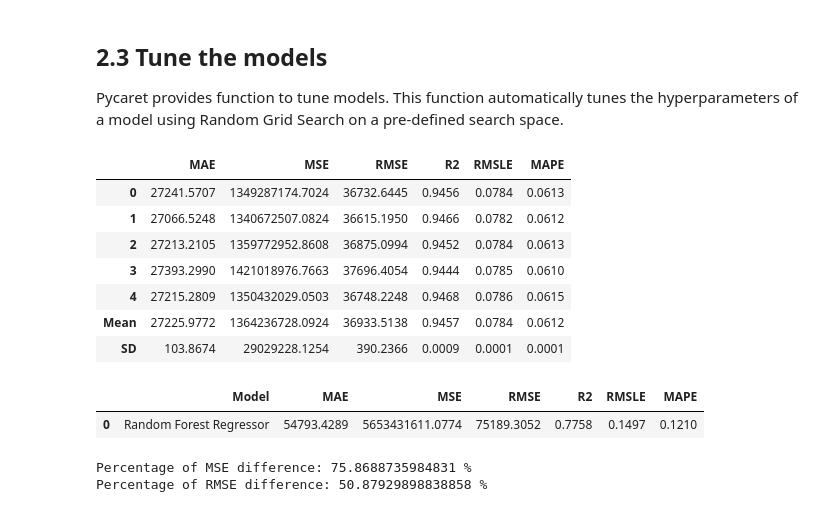
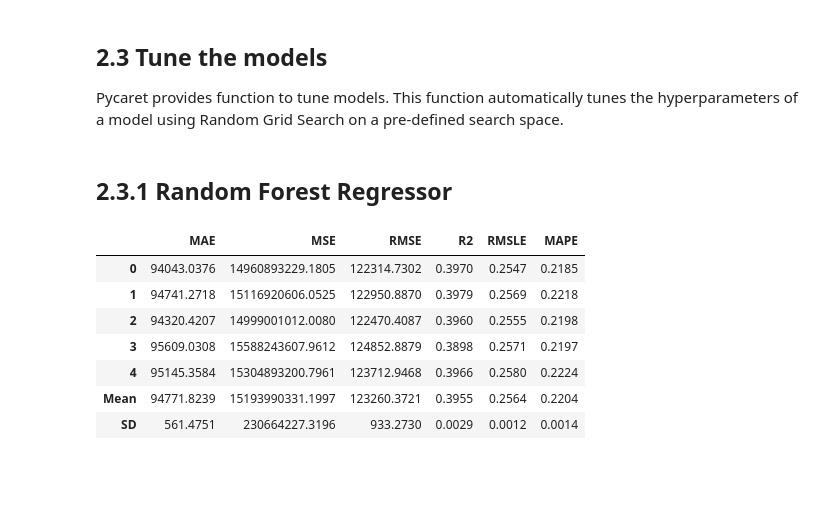
Before and after one commit to ElangSetiawan/sg-hdb-resale, a Jupyter notebook: notebooks/Elang-SG-HDB-Resale-Model.ipynb, the cells around one changed output. Cells and saved outputs as stored; diff of their text form; code cells hidden in the pictures; blank space fills up the shorter version.

```diff
--- a/notebooks/Elang-SG-HDB-Resale-Model.ipynb
+++ b/notebooks/Elang-SG-HDB-Resale-Model.ipynb
@@ -407,43 +409,43 @@ plot_model(lasso_reg101, plot = 'feature')
 # %% [markdown]
 ## 2.3 Tune the models
 Pycaret provides function to tune models. This function automatically tunes the hyperparameters of a model using Random Grid Search on a pre-defined search space.
+# %% [markdown]
+## 2.3.1 Random Forest Regressor
 # %%
-rf_params = {'bootstrap': [True, False],
-             'max_depth': [10, 50, 100],
-             'max_features': ['auto', 'sqrt'],
-             'min_samples_leaf': [1, 2, 4],
-             'min_samples_split': [2, 5, 10],
-             'n_estimators': [200, 400]}
+"""
+Default
+RandomForestRegressor(bootstrap=True, ccp_alpha=0.0, criterion='mse',
+                      max_depth=None, max_features='auto', max_leaf_nodes=None,
+                      max_samples=None, min_impurity_decrease=0.0,
+                      min_impurity_split=None, min_samples_leaf=1,
+                      min_samples_split=2, min_weight_fraction_leaf=0.0,
+                      n_estimators=100, n_jobs=-1, oob_score=False,
+                      random_state=42, verbose=0, warm_start=False)
+Previous
+RandomForestRegressor(bootstrap=False, ccp_alpha=0.0, criterion='mse',
+                      max_depth=5, max_features='log2', max_leaf_nodes=None,
+                      max_samples=None, min_impurity_decrease=0.0001,
+                      min_impurity_split=None, min_samples_leaf=5,
+                      min_samples_split=7, min_weight_fraction_leaf=0.0,
+                      n_estimators=100, n_jobs=-1, oob_score=False,
+                      random_state=42, verbose=0, warm_start=False)
+"""
+rf_params = {'bootstrap':[False],
+             'max_depth':[5],
+             'max_features':['log2'],
+             'max_leaf_nodes':[None],
+             'min_impurity_decrease':[0.0001],
+             'min_samples_leaf':[5],
+             'min_samples_split':[7],
+             'n_estimators':[100]
+            }
 tuned_rf_reg101 = tune_model(rf_reg101, fold=5, optimize='RMSE', search_library='scikit-learn', custom_grid = rf_params)
 # %% [output]
 |  | MAE | MSE | RMSE | R2 | RMSLE | MAPE |
-| 0 | 27241.5707 | 1349287174.7024 | 36732.6445 | 0.9456 | 0.0784 | 0.0613 |
-| 1 | 27066.5248 | 1340672507.0824 | 36615.1950 | 0.9466 | 0.0782 | 0.0612 |
-| 2 | 27213.2105 | 1359772952.8608 | 36875.0994 | 0.9452 | 0.0784 | 0.0613 |
-| 3 | 27393.2990 | 1421018976.7663 | 37696.4054 | 0.9444 | 0.0785 | 0.0610 |
-| 4 | 27215.2809 | 1350432029.0503 | 36748.2248 | 0.9468 | 0.0786 | 0.0615 |
-| Mean | 27225.9772 | 1364236728.0924 | 36933.5138 | 0.9457 | 0.0784 | 0.0612 |
-| SD | 103.8674 | 29029228.1254 | 390.2366 | 0.0009 | 0.0001 | 0.0001 |
+| 0 | 94043.0376 | 14960893229.1805 | 122314.7302 | 0.3970 | 0.2547 | 0.2185 |
+| 1 | 94741.2718 | 15116920606.0525 | 122950.8870 | 0.3979 | 0.2569 | 0.2218 |
+| 2 | 94320.4207 | 14999001012.0080 | 122470.4087 | 0.3960 | 0.2555 | 0.2198 |
+| 3 | 95609.0308 | 15588243607.9612 | 124852.8879 | 0.3898 | 0.2571 | 0.2197 |
+| 4 | 95145.3584 | 15304893200.7961 | 123712.9468 | 0.3966 | 0.2580 | 0.2224 |
+| Mean | 94771.8239 | 15193990331.1997 | 123260.3721 | 0.3955 | 0.2564 | 0.2204 |
+| SD | 561.4751 | 230664227.3196 | 933.2730 | 0.0029 | 0.0012 | 0.0014 |
-# %%
-df_predict_rf = predict_model(tuned_rf_reg101)
-# %% [output]
-|  | Model | MAE | MSE | RMSE | R2 | RMSLE | MAPE |
-| 0 | Random Forest Regressor | 54793.4289 | 5653431611.0774 | 75189.3052 | 0.7758 | 0.1497 | 0.1210 |
-# %%
-"""
-Previous results:
-Percentage of MSE difference: 89.54112092211032 %
-Percentage of RMSE difference: 67.661664394079 %
-"""
-MSE_diff = abs(1-(1364236728.0924/5653431611.0774))
-RMSE_diff = abs(1-(36933.5138/75189.3052))
-
-
-# if this is between 1-2%, then no overfitting.
-print("Percentage of MSE difference:", MSE_diff*100.00, "%")
-print("Percentage of RMSE difference:", RMSE_diff*100.00, "%")
-
-#This is an overfitted model
-# %% [output]
-Percentage of MSE difference: 75.8688735984831 %
-Percentage of RMSE difference: 50.87929898838858 %
```
Also changed, not shown: parts of 52 cells of this notebook, 7 other files.
